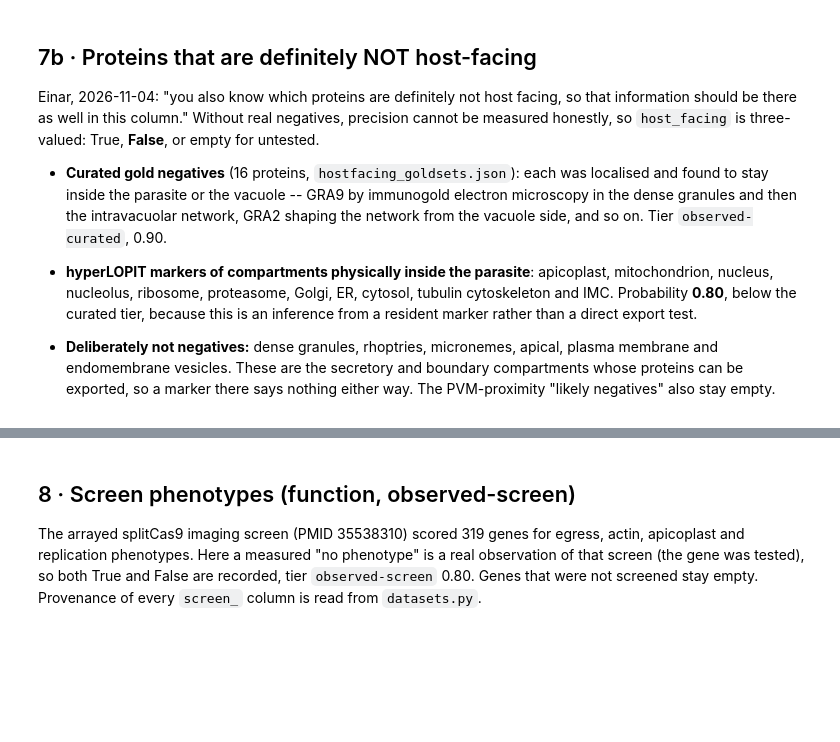
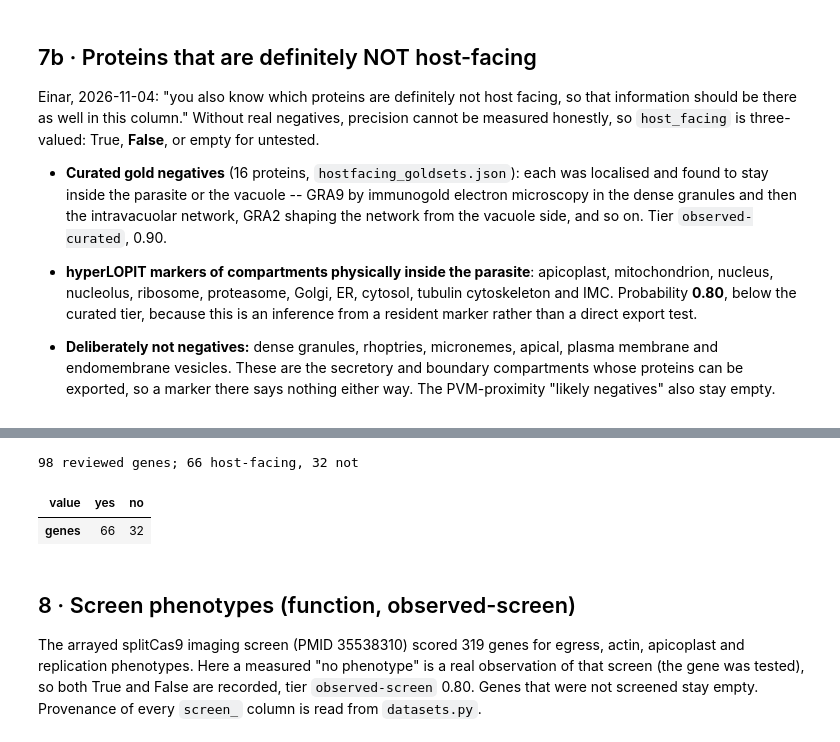
Before and after one commit to EinarOlafsson/parascape, a Jupyter notebook: notebooks/information_map_v0_2026_11_04.ipynb, the cells around one changed output, grey strips where cells are left out. Cells and saved outputs as stored; diff of their text form; code cells hidden in the pictures; blank space fills up the shorter version.

```diff
--- a/notebooks/information_map_v0_2026_11_04.ipynb
+++ b/notebooks/information_map_v0_2026_11_04.ipynb
@@ -249,3 +255,15 @@ pd.Series(sorted({m for m in inside.values()})).to_frame('niches counted as insi
+# %%
+
+REVIEW = Path('results/host_facing_truth_2026_11_04/evidence.parquet')
+review = pd.read_parquet(REVIEW)
+for r in review.itertuples():
+    add_ev(r.gene_id, 'host_facing', r.value, r.probability, r.source_tier, r.reference, r.dataset)
+print(len(review), 'reviewed genes;', (review.value == 'yes').sum(), 'host-facing,', (review.value == 'no').sum(), 'not')
+review.value.value_counts().to_frame('genes').T
+# %% [output]
+98 reviewed genes; 66 host-facing, 32 not
+| value | yes | no |
+| genes | 66 | 32 |
 # %% [markdown]
 ## 8 · Screen phenotypes (function, observed-screen)
 
```
Also changed, not shown: parts of 5 cells of this notebook, 18 other files.
